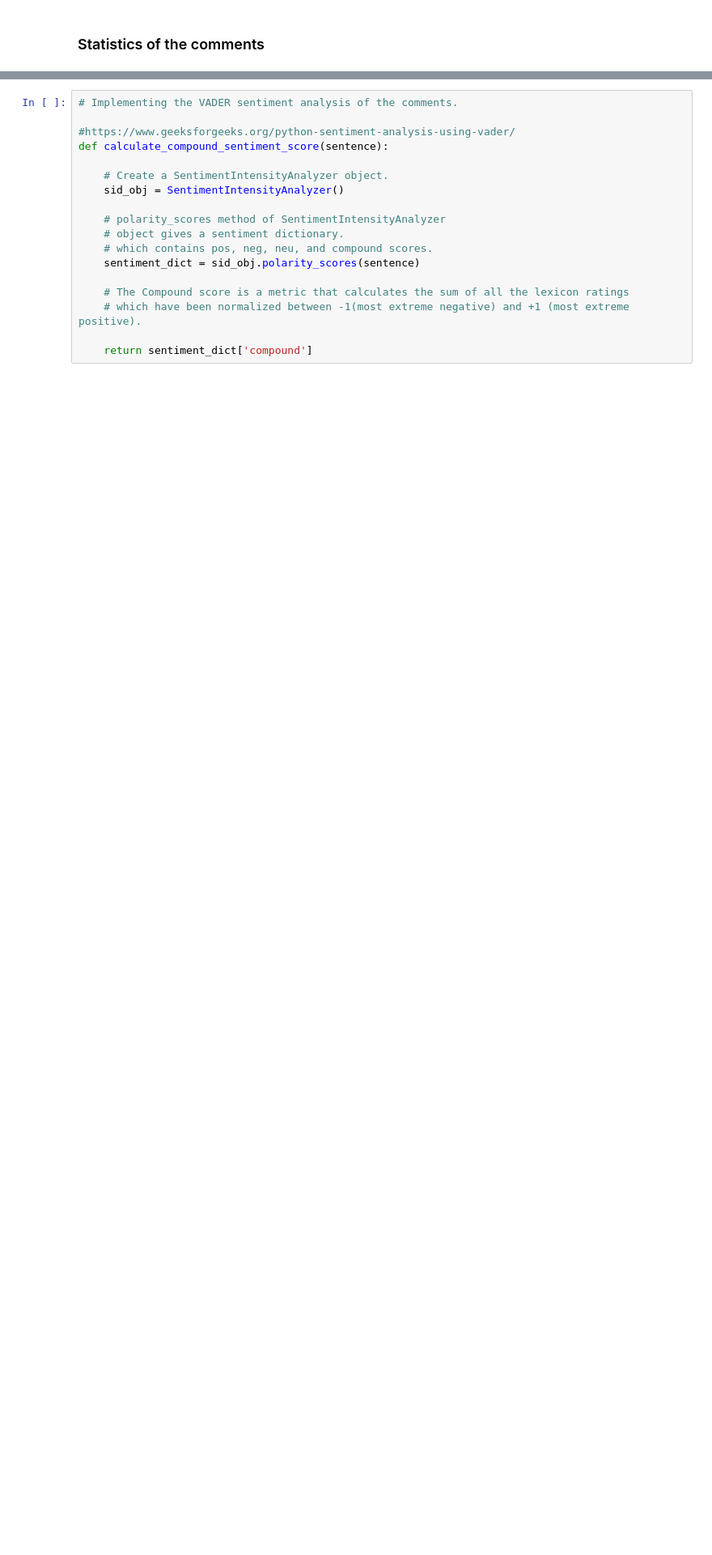
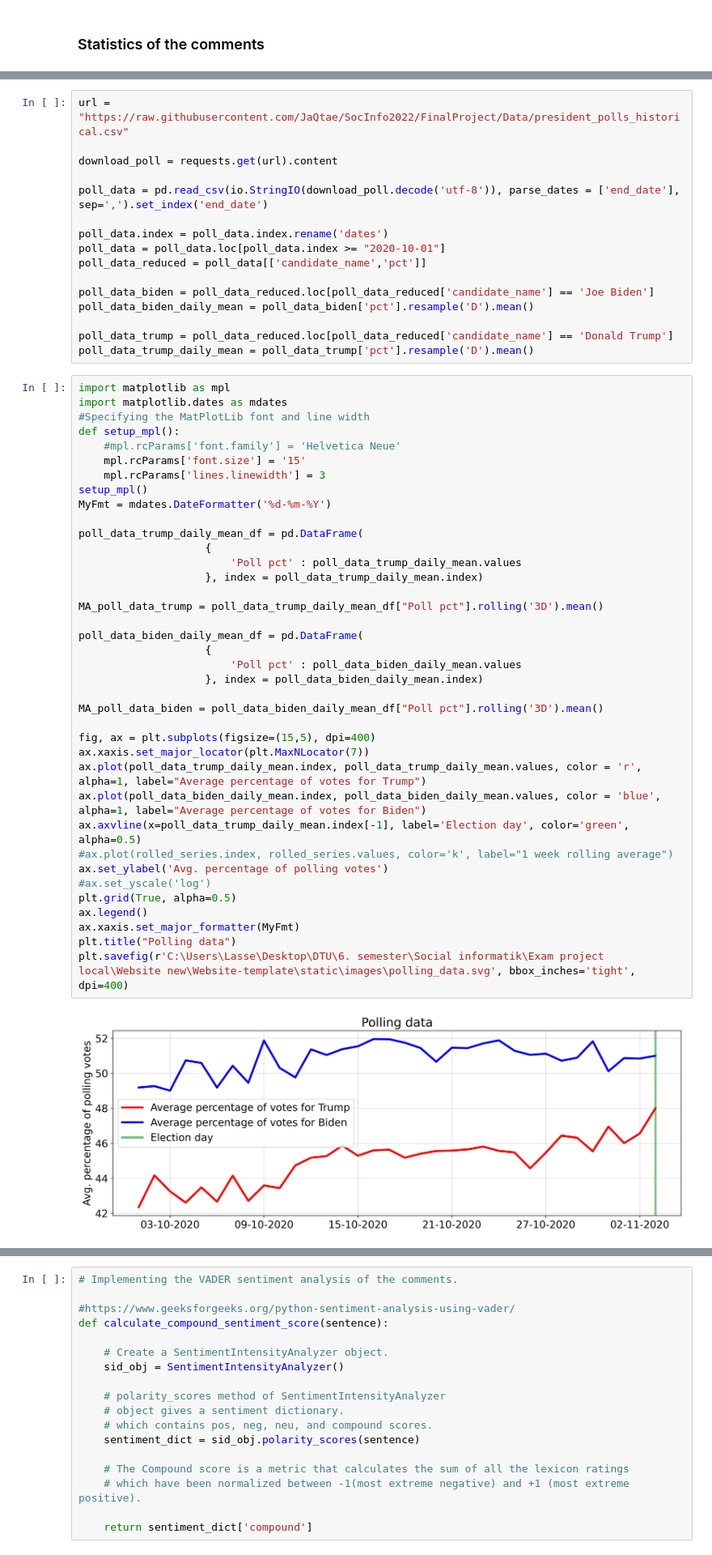
Before and after one commit to JaQtae/SocInfo2022, a Jupyter notebook: Explainer_Notebook_V3.ipynb, the cells around one changed output, grey strips where cells are left out. Shown at 81% size. Drawn from its saved outputs; the diff is of its cells as text; blank space fills up the shorter version.

```diff
--- a/Explainer_Notebook_V3.ipynb
+++ b/Explainer_Notebook_V3.ipynb
@@ -458 +447,57 @@ df
+# %%
+url = "https://raw.githubusercontent.com/JaQtae/SocInfo2022/FinalProject/Data/president_polls_historical.csv"
+
+download_poll = requests.get(url).content
+
+poll_data = pd.read_csv(io.StringIO(download_poll.decode('utf-8')), parse_dates = ['end_date'], sep=',').set_index('end_date')
+
+poll_data.index = poll_data.index.rename('dates')
+poll_data = poll_data.loc[poll_data.index >= "2020-10-01"]
+poll_data_reduced = poll_data[['candidate_name','pct']]
+
+poll_data_biden = poll_data_reduced.loc[poll_data_reduced['candidate_name'] == 'Joe Biden']
+poll_data_biden_daily_mean = poll_data_biden['pct'].resample('D').mean()
+
+poll_data_trump = poll_data_reduced.loc[poll_data_reduced['candidate_name'] == 'Donald Trump']
+poll_data_trump_daily_mean = poll_data_trump['pct'].resample('D').mean()
+# %%
+import matplotlib as mpl
+import matplotlib.dates as mdates
+#Specifying the MatPlotLib font and line width
+def setup_mpl():
+    #mpl.rcParams['font.family'] = 'Helvetica Neue'
+    mpl.rcParams['font.size'] = '15'
+    mpl.rcParams['lines.linewidth'] = 3
+setup_mpl()
+MyFmt = mdates.DateFormatter('%d-%m-%Y')
+
+poll_data_trump_daily_mean_df = pd.DataFrame(
+                    {
+                        'Poll pct' : poll_data_trump_daily_mean.values
+                    }, index = poll_data_trump_daily_mean.index)
+
+MA_poll_data_trump = poll_data_trump_daily_mean_df["Poll pct"].rolling('3D').mean()
+
+poll_data_biden_daily_mean_df = pd.DataFrame(
+                    {
+                        'Poll pct' : poll_data_biden_daily_mean.values
+                    }, index = poll_data_biden_daily_mean.index)
+
+MA_poll_data_biden = poll_data_biden_daily_mean_df["Poll pct"].rolling('3D').mean()
+
+fig, ax = plt.subplots(figsize=(15,5), dpi=400)
+ax.xaxis.set_major_locator(plt.MaxNLocator(7))
+ax.plot(poll_data_trump_daily_mean.index, poll_data_trump_daily_mean.values, color = 'r', alpha=1, label="Average percentage of votes for Trump")
+ax.plot(poll_data_biden_daily_mean.index, poll_data_biden_daily_mean.values, color = 'blue', alpha=1, label="Average percentage of votes for Biden")
+ax.axvline(x=poll_data_trump_daily_mean.index[-1], label='Election day', color='green', alpha=0.5)
+#ax.plot(rolled_series.index, rolled_series.values, color='k', label="1 week rolling average")
+ax.set_ylabel('Avg. percentage of polling votes')
+#ax.set_yscale('log')
+plt.grid(True, alpha=0.5)
+ax.legend()
+ax.xaxis.set_major_formatter(MyFmt)
+plt.title("Polling data")
+plt.savefig(r'C:\Users\Lasse\Desktop\DTU\6. semester\Social informatik\Exam project local\Website new\Website-template\static\images\polling_data.svg', bbox_inches='tight', dpi=400)
+# %% [output]
+[figure, added]
 # %% [markdown]
```
Also changed, not shown: parts of 50 cells of this notebook, 1 other file.
